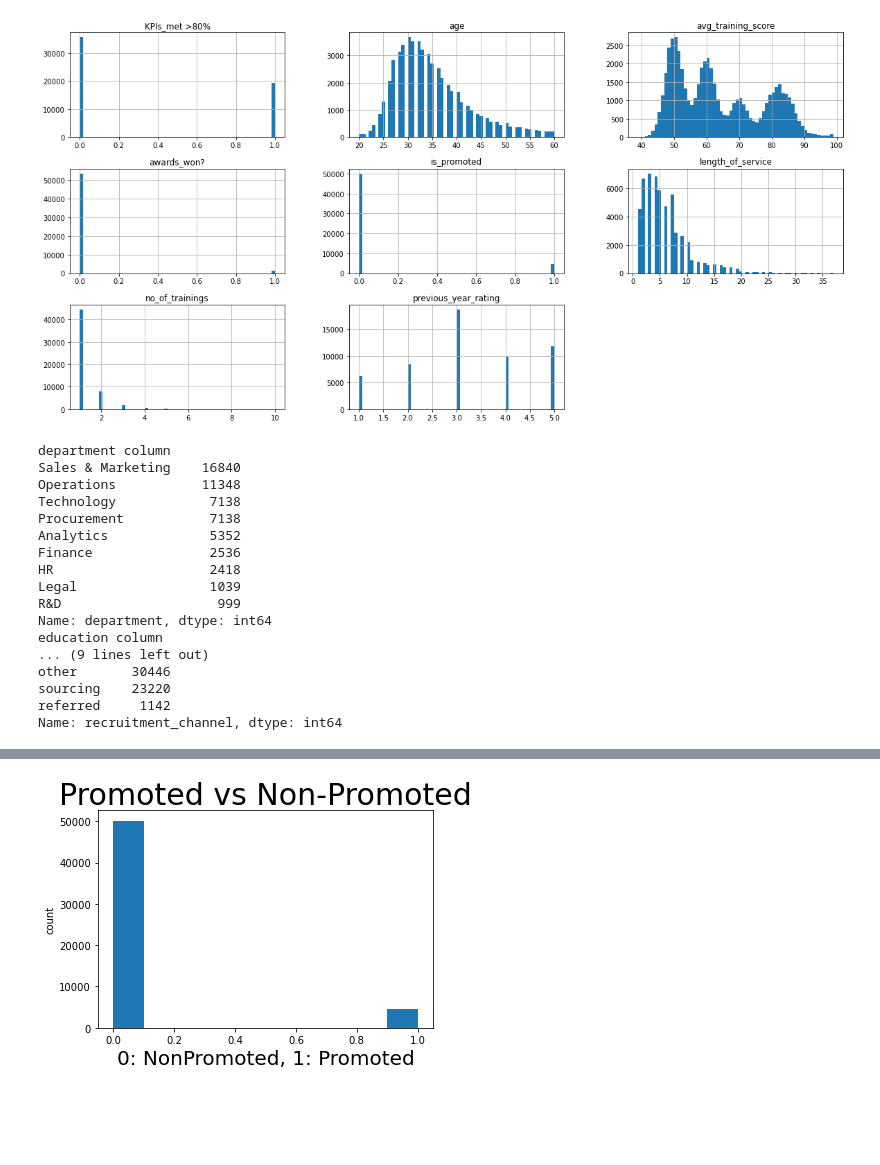
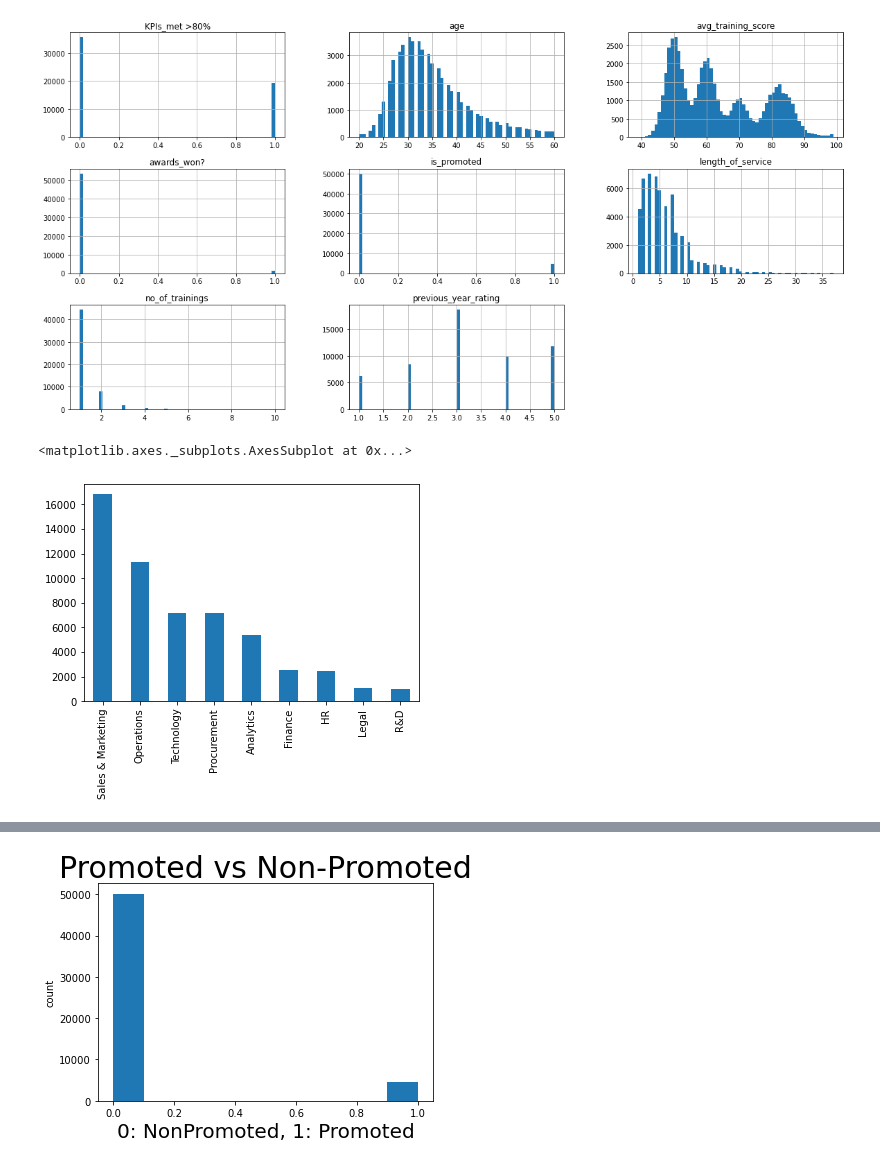
Before and after one commit to ayaadelhassan/HR-Analytics, a Jupyter notebook: main.ipynb, the cells around one changed output, grey strips where cells are left out. Drawn from its saved outputs; the diff is of its cells as text; code cells hidden in the pictures; blank space fills up the shorter version.

```diff
--- a/main.ipynb
+++ b/main.ipynb
@@ -150,33 +145,9 @@ array([[<matplotlib.axes._subplots.AxesSubplot object at 0x...>,
         <matplotlib.axes._subplots.AxesSubplot object at 0x...>]],
       dtype=object)
 [figure]
-# %%
-print("department column")
-print(dataset['department'].value_counts())
-# print("region column")
-# print(dataset['region'].value_counts())
-print("education column")
-print(dataset['education'].value_counts())
-print("gender column")
-print(dataset['gender'].value_counts())
-print("recruitment_channel column")
-print(dataset['recruitment_channel'].value_counts())
-#TODO: visualize data using pie chart
-# %% [output]
-department column
-Sales & Marketing    16840
-Operations           11348
-Technology            7138
-Procurement           7138
-Analytics             5352
-Finance               2536
-HR                    2418
-Legal                 1039
-R&D                    999
-Name: department, dtype: int64
-education column
-... (9 lines left out)
-other       30446
-sourcing    23220
-referred     1142
-Name: recruitment_channel, dtype: int64
+# %%
+#plotting a bar plot for the categorical variable department
+dataset['department'].value_counts().plot(kind='bar')
+# %% [output]
+<matplotlib.axes._subplots.AxesSubplot at 0x...>
+[figure, added]
```
Also changed, not shown: parts of 24 cells of this notebook, 1 other file.
